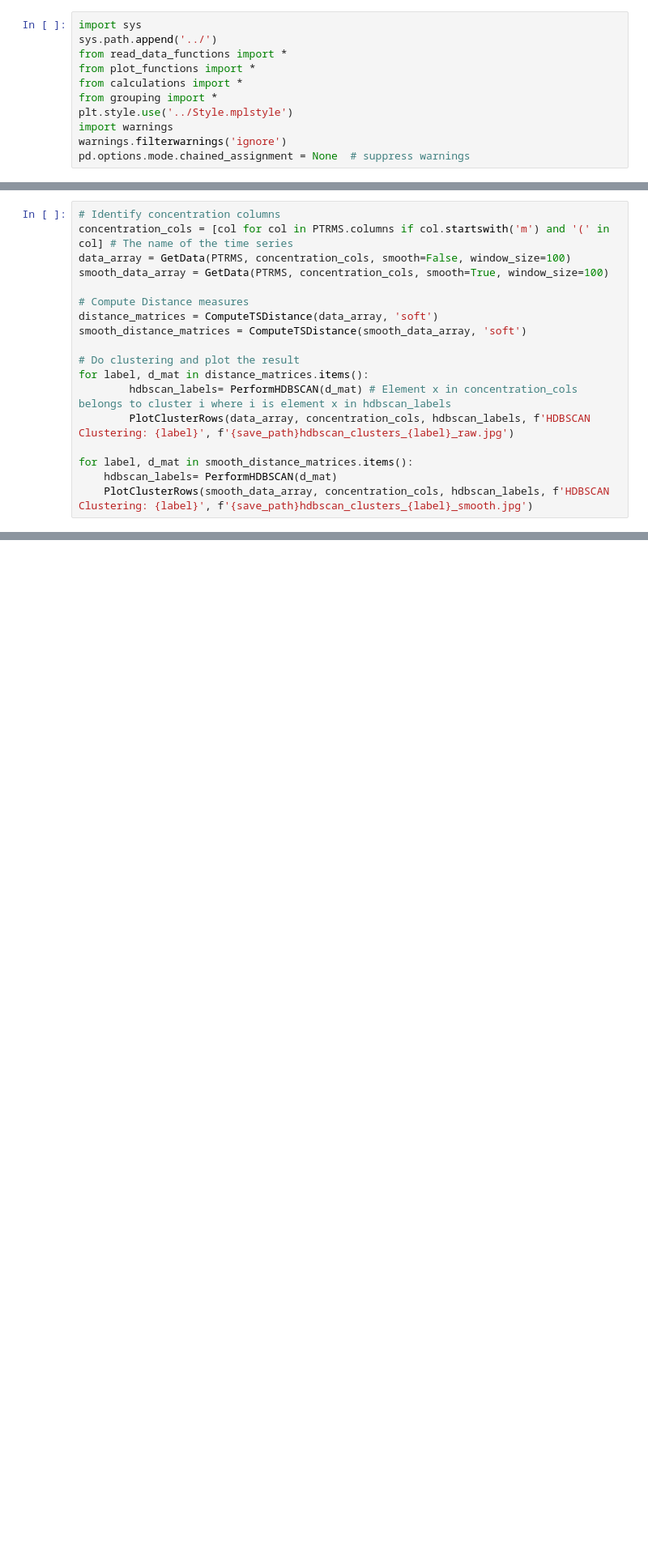
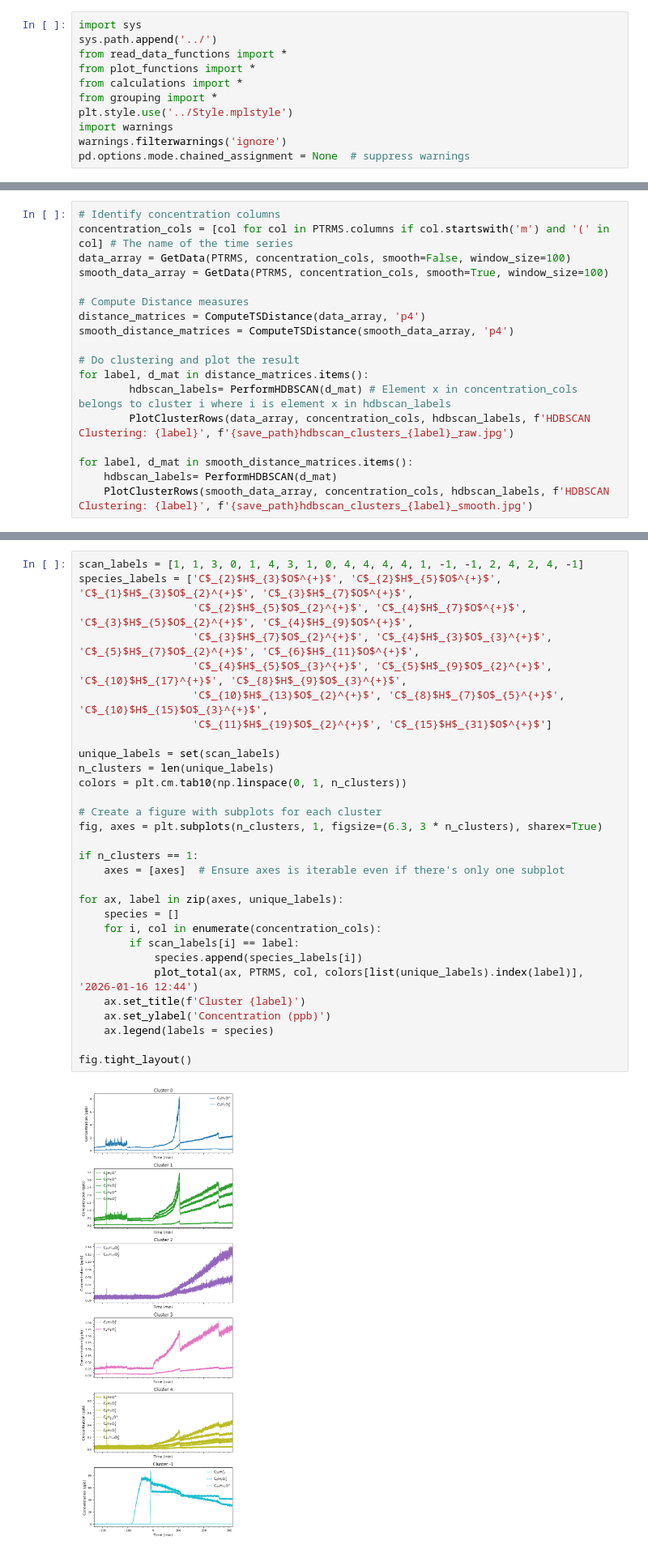
Before and after one commit to Normann25/DataTreatment_PhD, a Jupyter notebook: Vanillin/260116_vanillin+apinene+UV.ipynb, the cells around one changed output, grey strips where cells are left out. Shown at 81% size. Cells and saved outputs as stored; diff of their text form; blank space fills up the shorter version.

```diff
--- a/Vanillin/260116_vanillin+apinene+UV.ipynb
+++ b/Vanillin/260116_vanillin+apinene+UV.ipynb
@@ -51,8 +51,8 @@ data_array = GetData(PTRMS, concentration_cols, smooth=False, window_size=100)
 smooth_data_array = GetData(PTRMS, concentration_cols, smooth=True, window_size=100)
 
 # Compute Distance measures
-distance_matrices = ComputeTSDistance(data_array, 'soft')
-smooth_distance_matrices = ComputeTSDistance(smooth_data_array, 'soft')
+distance_matrices = ComputeTSDistance(data_array, 'p4')
+smooth_distance_matrices = ComputeTSDistance(smooth_data_array, 'p4')
 
 # Do clustering and plot the result
 for label, d_mat in distance_matrices.items():
@@ -67,0 +88,32 @@ HDBSCAN Labels: [ 2  3  5  0  2  4  5  3  0  4  4  4  6  2 -1 -1  1  6  1  4 -1]
+# %%
+scan_labels = [1, 1, 3, 0, 1, 4, 3, 1, 0, 4, 4, 4, 4, 1, -1, -1, 2, 4, 2, 4, -1]
+species_labels = ['C$_{2}$H$_{3}$O$^{+}$', 'C$_{2}$H$_{5}$O$^{+}$', 'C$_{1}$H$_{3}$O$_{2}^{+}$', 'C$_{3}$H$_{7}$O$^{+}$',
+                  'C$_{2}$H$_{5}$O$_{2}^{+}$', 'C$_{4}$H$_{7}$O$^{+}$', 'C$_{3}$H$_{5}$O$_{2}^{+}$', 'C$_{4}$H$_{9}$O$^{+}$',
+                  'C$_{3}$H$_{7}$O$_{2}^{+}$', 'C$_{4}$H$_{3}$O$_{3}^{+}$', 'C$_{5}$H$_{7}$O$_{2}^{+}$', 'C$_{6}$H$_{11}$O$^{+}$',
+                  'C$_{4}$H$_{5}$O$_{3}^{+}$', 'C$_{5}$H$_{9}$O$_{2}^{+}$', 'C$_{10}$H$_{17}^{+}$', 'C$_{8}$H$_{9}$O$_{3}^{+}$',
+                  'C$_{10}$H$_{13}$O$_{2}^{+}$', 'C$_{8}$H$_{7}$O$_{5}^{+}$', 'C$_{10}$H$_{15}$O$_{3}^{+}$',
+                  'C$_{11}$H$_{19}$O$_{2}^{+}$', 'C$_{15}$H$_{31}$O$^{+}$']
+
+unique_labels = set(scan_labels)
+n_clusters = len(unique_labels)
+colors = plt.cm.tab10(np.linspace(0, 1, n_clusters))
+
+# Create a figure with subplots for each cluster
+fig, axes = plt.subplots(n_clusters, 1, figsize=(6.3, 3 * n_clusters), sharex=True)
+
+if n_clusters == 1:
+    axes = [axes]  # Ensure axes is iterable even if there's only one subplot
+
+for ax, label in zip(axes, unique_labels):
+    species = []
+    for i, col in enumerate(concentration_cols):
+        if scan_labels[i] == label:
+            species.append(species_labels[i])
+            plot_total(ax, PTRMS, col, colors[list(unique_labels).index(label)], '2026-01-16 12:44')
+    ax.set_title(f'Cluster {label}')
+    ax.set_ylabel('Concentration (ppb)')
+    ax.legend(labels = species)
+
+fig.tight_layout()
+# %% [output]
+[figure, added]
```
Also changed, not shown: parts of 2 cells of this notebook, 9 other files.
